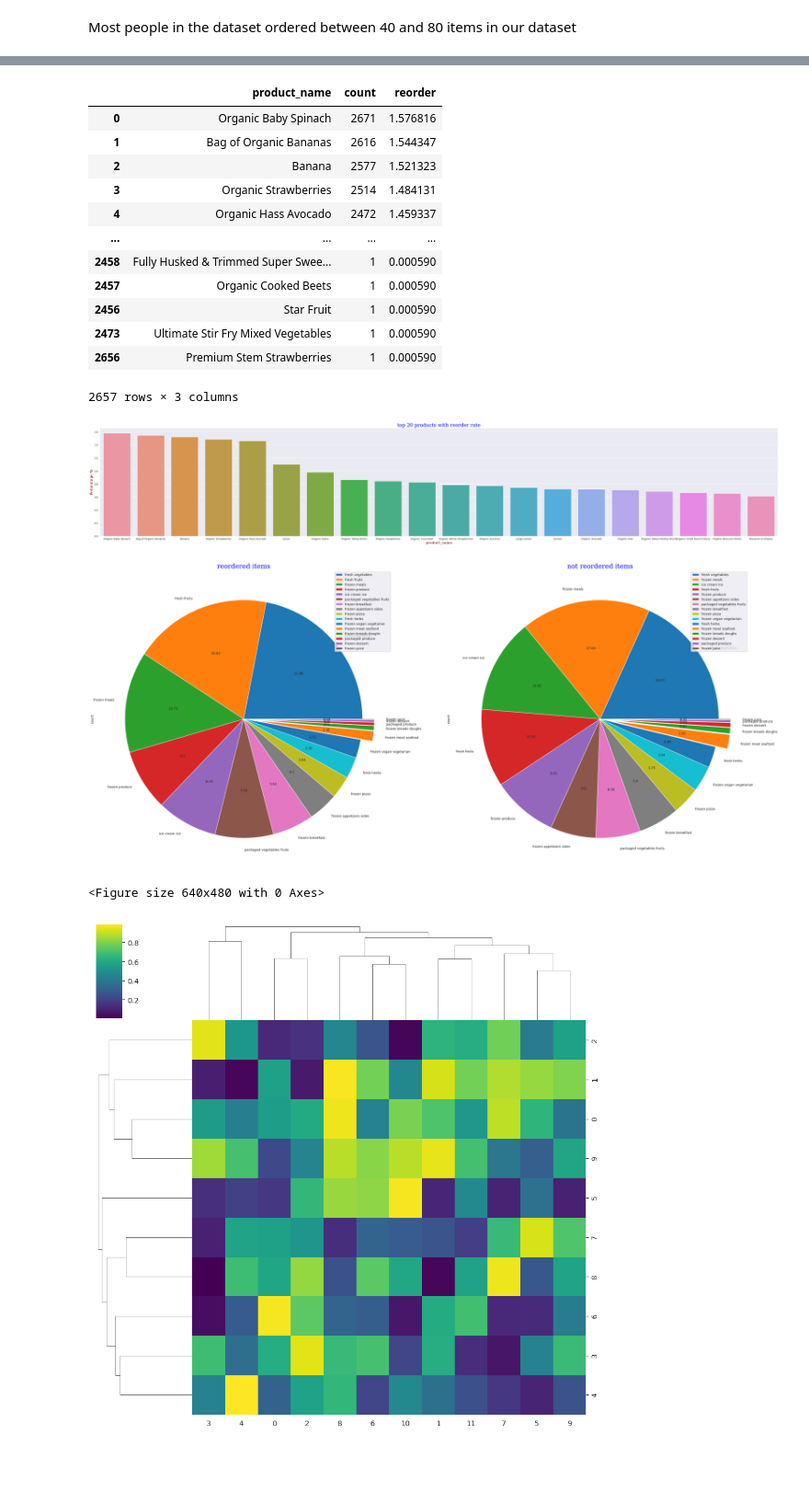
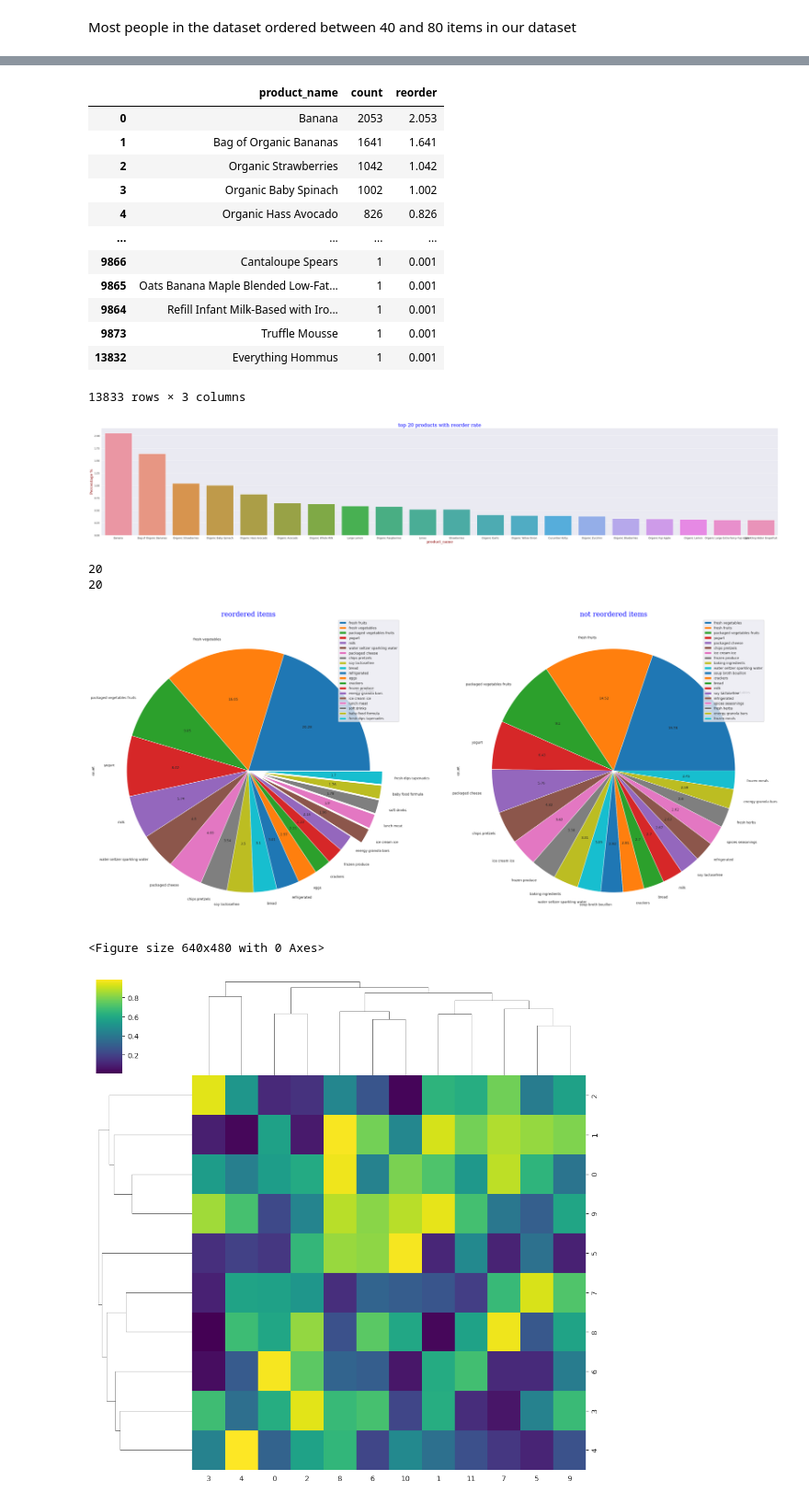
Before and after one commit to Msonu007/infoviz_term, a Jupyter notebook: phase1.ipynb, the cells around one changed output, grey strips where cells are left out. Shown at 92% size. Drawn from its saved outputs; the diff is of its cells as text; code cells hidden in the pictures; blank space fills up the shorter version.

```diff
--- a/phase1.ipynb
+++ b/phase1.ipynb
@@ -11,5 +11,5 @@ PREC = 6
 title_prop = {"font":"serif","color":"blue","size":20}
 label_prop = {"font":"serif","color":"darkred","size":15}
 # %%
-df = pd.read_csv("data/train_final.csv")
+df = pd.read_csv("data/downsample.csv")
 # %%
@@ -28,5 +25,7 @@ len(df)
 # %%
 df.drop(["Unnamed: 0"],axis=1,inplace=True)
+# %%
+df.drop(["Unnamed: 0.1"],axis=1,inplace=True)
 # %%
 df.head()
 # %% [output]
@@ -226,18 +220,18 @@ temp_["reorder"] = temp_["reorder"]*100
 temp_
 # %% [output]
 |  | product_name | count | reorder |
-| 0 | Organic Baby Spinach | 2671 | 1.576816 |
-| 1 | Bag of Organic Bananas | 2616 | 1.544347 |
-| 2 | Banana | 2577 | 1.521323 |
-| 3 | Organic Strawberries | 2514 | 1.484131 |
-| 4 | Organic Hass Avocado | 2472 | 1.459337 |
+| 0 | Banana | 2053 | 2.053 |
+| 1 | Bag of Organic Bananas | 1641 | 1.641 |
+| 2 | Organic Strawberries | 1042 | 1.042 |
+| 3 | Organic Baby Spinach | 1002 | 1.002 |
+| 4 | Organic Hass Avocado | 826 | 0.826 |
 | ... | ... | ... | ... |
-| 2458 | Fully Husked & Trimmed Super Swee... | 1 | 0.000590 |
-| 2457 | Organic Cooked Beets | 1 | 0.000590 |
-| 2456 | Star Fruit | 1 | 0.000590 |
-| 2473 | Ultimate Stir Fry Mixed Vegetables | 1 | 0.000590 |
-| 2656 | Premium Stem Strawberries | 1 | 0.000590 |
+| 9866 | Cantaloupe Spears | 1 | 0.001 |
+| 9865 | Oats Banana Maple Blended Low-Fat... | 1 | 0.001 |
+| 9864 | Refill Infant Milk-Based with Iro... | 1 | 0.001 |
+| 9873 | Truffle Mousse | 1 | 0.001 |
+| 13832 | Everything Hommus | 1 | 0.001 |
-2657 rows × 3 columns
+13833 rows × 3 columns
 # %%
 plt.figure(figsize=(50,8))
 sns.barplot(data=temp_.iloc[:20],x="product_name",y="reorder")
@@ -246,14 +240,15 @@ plt.ylabel("Percentage %",fontdict=label_prop)
 plt.title("top 20 products with reorder rate",fontdict=title_prop)
 plt.show()
 # %% [output]
-[figure, old version]
+[figure, new version]
 # %%
 # products sold in aisle reordered vs not reordered
 #fig,ax = plt.subplots(1,2)
 temp_1 = df[df["reordered"] == 1]["aisle"].value_counts().reset_index()
 temp_1.columns = ["aisle","count"]
+temp_1 = temp_1.sort_values(by="count",ascending=False)
 temp_1 = temp_1.set_index("aisle")
-temp_k = temp_1.__deepcopy__()
+temp_k = temp_1.iloc[:20].__deepcopy__()
 temp_k["count"] = temp_k["count"]/temp_k["count"].sum()
 temp_k = list(temp_k["count"])
 # %%
@@ -261,10 +256,17 @@ temp_k = list(temp_k["count"])
 #fig,ax = plt.subplots(1,2)
 temp_2 = df[df["reordered"] == 0]["aisle"].value_counts().reset_index()
 temp_2.columns = ["aisle","count"]
+temp_2 = temp_2.sort_values(by="count",ascending=False)
 temp_2 = temp_2.set_index("aisle")
-temp_k2 = temp_2.__deepcopy__()
+temp_k2 = temp_2.iloc[:20].__deepcopy__()
 temp_k2["count"] = temp_k2["count"]/temp_k2["count"].sum()
 temp_k2 = list(temp_k2["count"])
+# %%
+print(len(temp_k))
+print(len(temp_k2))
+# %% [output]
+20
+20
 # %%
 explode_ = []
 for i in range(len(temp_k)):
@@ -275,36 +277,36 @@ for i in range(len(temp_k)):
 font_pie = {"size": 10}
 fig,ax = plt.subplots(1,2,figsize=(36,18))
 plt.figure()
-temp_1.plot(
+temp_1.sort_values(by="count",ascending=False).iloc[:20].plot(
     kind="pie",
     y="count",
     autopct=lambda x:np.round(x,2),
     explode=tuple(explode_),
     textprops=font_pie,
     ax = ax[0],
 )
 ax[0].legend(loc="upper right")
 ax[0].set_title("reordered items",fontdict=title_prop)
 explode_ = []
 for i in range(len(temp_k2)):
     if temp_k2[i] < 0.02:
         explode_.append(0.1)
     else:
         explode_.append(0)
 font_pie = {"size": 10}
-temp_2.plot(
+temp_2.sort_values(by="count",ascending=False).iloc[:20].plot(
     kind="pie",
     y="count",
     autopct=lambda x:np.round(x,2),
     explode=tuple(explode_),
     textprops=font_pie,
     ax = ax[1],
 )
 ax[1].legend(loc="upper right")
 ax[1].set_title("not reordered items",fontdict=title_prop)
 fig.show()
 # %% [output]
-[figure, old version]
+[figure, new version]
 <Figure size 640x480 with 0 Axes>
 # %%
 import seaborn as sns
```
Also changed, not shown: parts of 62 cells of this notebook.
